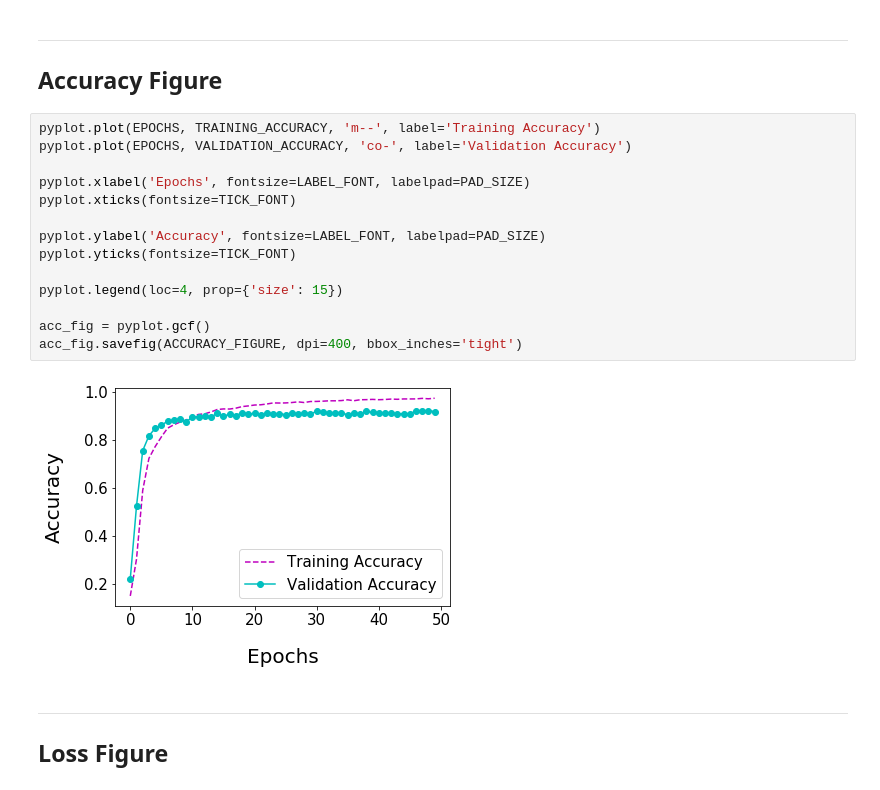
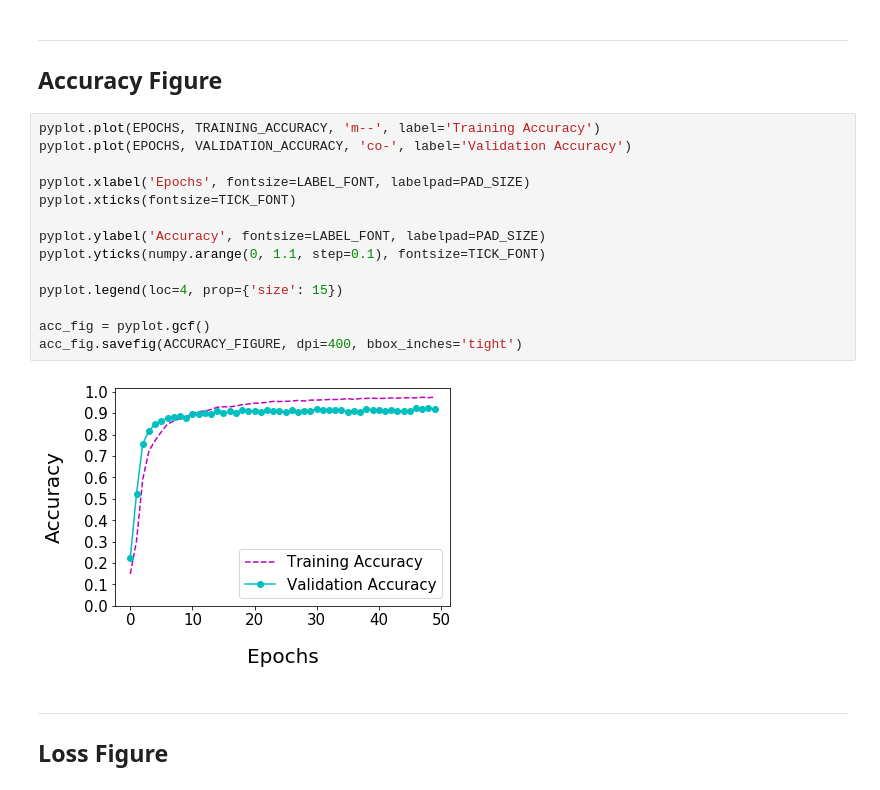
Before and after one commit to T-Visor/captcha-tensorflow, a Jupyter notebook: notebooks/t-net-evaluation.ipynb, the cells around one changed output. Saved outputs shown, nothing was run; the diff lists cells and outputs as text.

```diff
--- a/notebooks/t-net-evaluation.ipynb
+++ b/notebooks/t-net-evaluation.ipynb
@@ -69,19 +70,19 @@ Training loss (latest): 0.08
 # %%
 pyplot.plot(EPOCHS, TRAINING_ACCURACY, 'm--', label='Training Accuracy')
 pyplot.plot(EPOCHS, VALIDATION_ACCURACY, 'co-', label='Validation Accuracy')
 
 pyplot.xlabel('Epochs', fontsize=LABEL_FONT, labelpad=PAD_SIZE)
 pyplot.xticks(fontsize=TICK_FONT)
 
 pyplot.ylabel('Accuracy', fontsize=LABEL_FONT, labelpad=PAD_SIZE)
-pyplot.yticks(fontsize=TICK_FONT)
+pyplot.yticks(numpy.arange(0, 1.1, step=0.1), fontsize=TICK_FONT)
 
 pyplot.legend(loc=4, prop={'size': 15})
 
 acc_fig = pyplot.gcf()
 acc_fig.savefig(ACCURACY_FIGURE, dpi=400, bbox_inches='tight')
 # %% [output]
-[figure, old version]
+[figure, new version]
 # %% [markdown]
 ---
 ## Loss Figure
```
Also changed, not shown: parts of 1 cell of this notebook, 2 other files.
